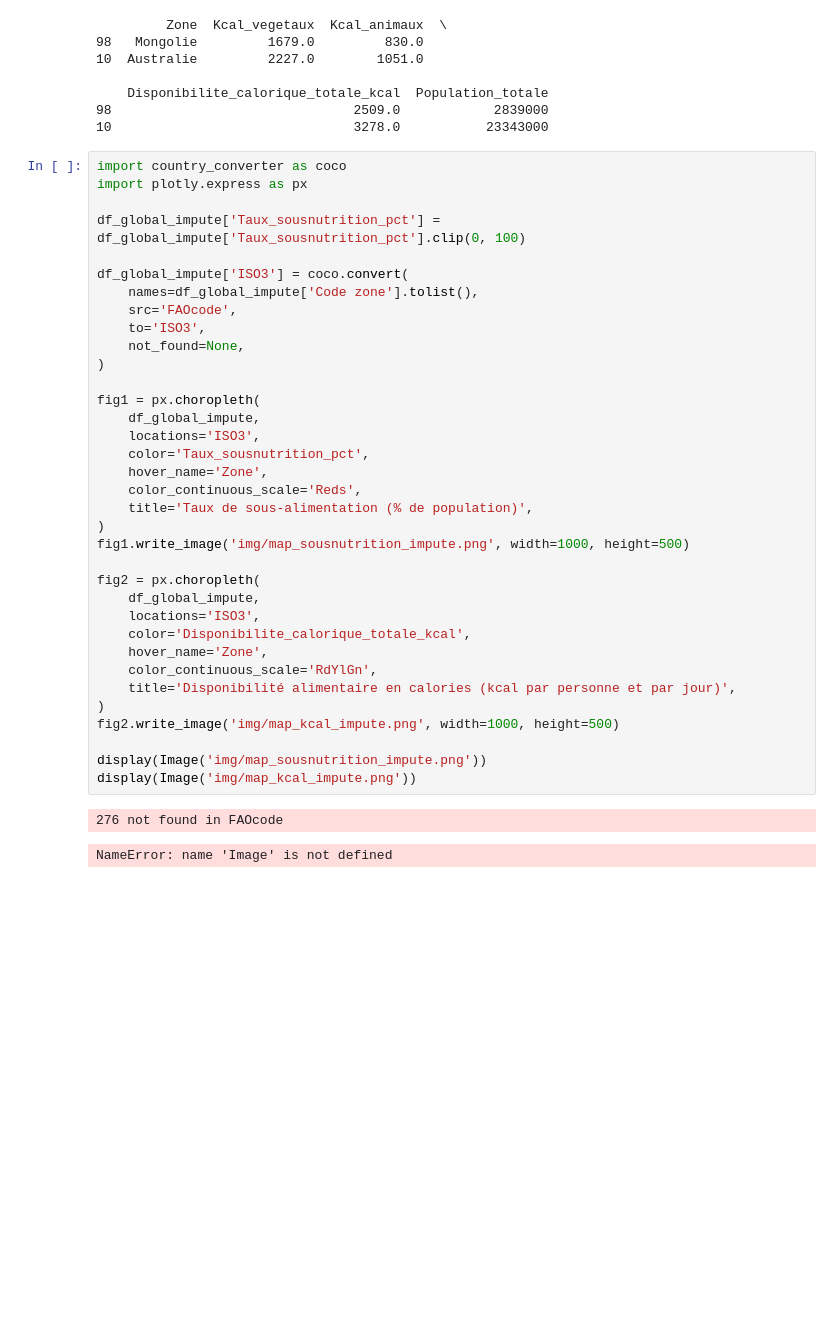
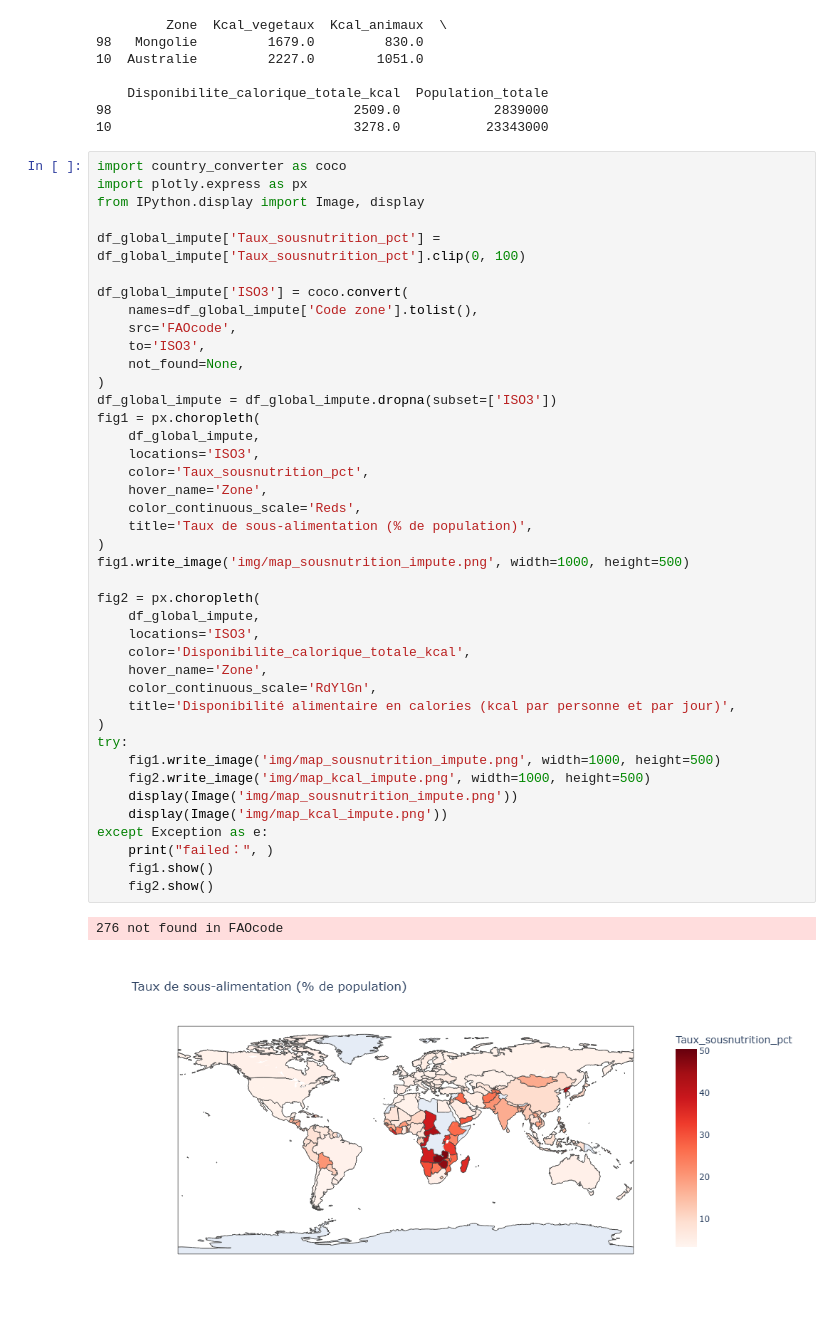
Before and after one commit to XiaoqingGdc/FAO_food_analysis, a Jupyter notebook: FAO_datalab_modelisation.ipynb, the cells around one changed output. Drawn from its saved outputs; the diff is of its cells as text; blank space fills up the shorter version.

Commit message:
ma code pour visualisation

```diff
--- a/FAO_datalab_modelisation.ipynb
+++ b/FAO_datalab_modelisation.ipynb
@@ -423,38 +423,44 @@ print(
 # %%
 import country_converter as coco
 import plotly.express as px
+from IPython.display import Image, display
 
 df_global_impute['Taux_sousnutrition_pct'] = df_global_impute['Taux_sousnutrition_pct'].clip(0, 100)
 
 df_global_impute['ISO3'] = coco.convert(
     names=df_global_impute['Code zone'].tolist(),
     src='FAOcode',
     to='ISO3',
     not_found=None,
 )
-
+df_global_impute = df_global_impute.dropna(subset=['ISO3'])
 fig1 = px.choropleth(
     df_global_impute,
     locations='ISO3',
     color='Taux_sousnutrition_pct',
     hover_name='Zone',
     color_continuous_scale='Reds',
     title='Taux de sous-alimentation (% de population)',
 )
 fig1.write_image('img/map_sousnutrition_impute.png', width=1000, height=500)
 
 fig2 = px.choropleth(
     df_global_impute,
     locations='ISO3',
     color='Disponibilite_calorique_totale_kcal',
     hover_name='Zone',
     color_continuous_scale='RdYlGn',
     title='Disponibilité alimentaire en calories (kcal par personne et par jour)',
 )
-fig2.write_image('img/map_kcal_impute.png', width=1000, height=500)
-
-display(Image('img/map_sousnutrition_impute.png'))
-display(Image('img/map_kcal_impute.png'))
+try:
+    fig1.write_image('img/map_sousnutrition_impute.png', width=1000, height=500)
+    fig2.write_image('img/map_kcal_impute.png', width=1000, height=500)
+    display(Image('img/map_sousnutrition_impute.png'))
+    display(Image('img/map_kcal_impute.png'))
+except Exception as e:
+    print("failed：", )
+    fig1.show()
+    fig2.show()
 # %% [output]
 276 not found in FAOcode
-NameError: name 'Image' is not defined
+[figure, added]
```
Also changed, not shown: parts of 3 cells of this notebook.
